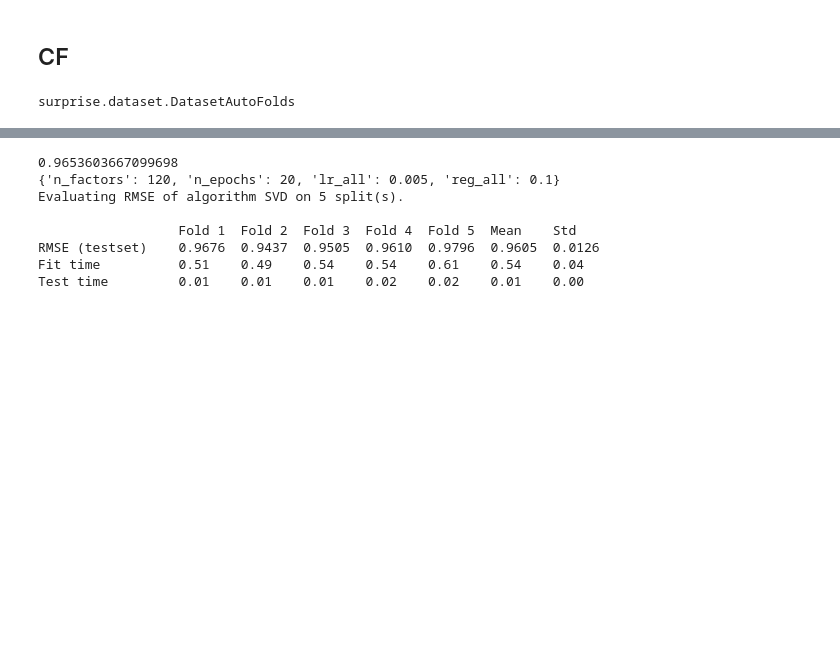
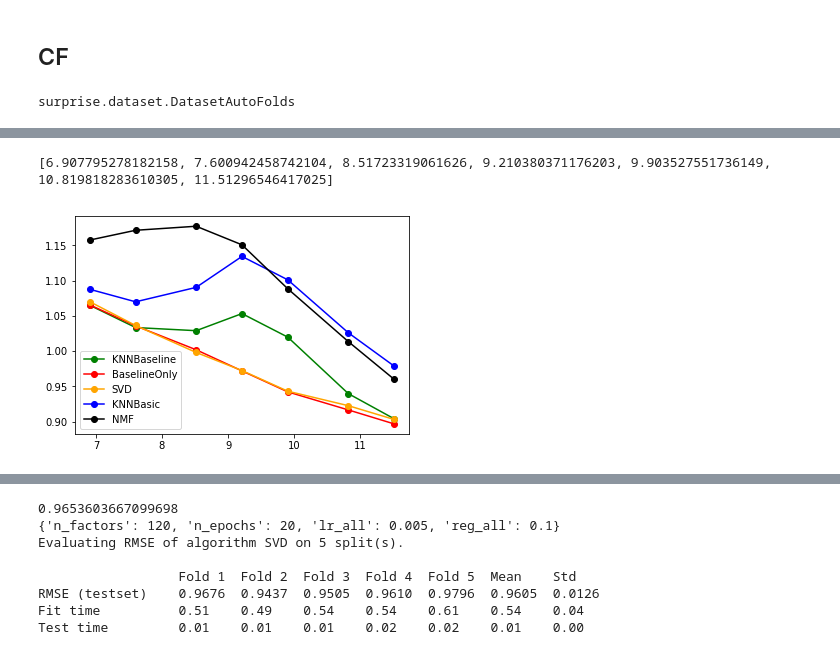
Before and after one commit to sunyu5/DS5230, a Jupyter notebook: TEST PROJECT.ipynb, the cells around one changed output, grey strips where cells are left out. Saved outputs shown, nothing was run; the diff lists cells and outputs as text; code cells hidden in the pictures; blank space fills up the shorter version.

```diff
--- a/TEST PROJECT.ipynb
+++ b/TEST PROJECT.ipynb
@@ -424,0 +440,11 @@ Estimating biases using als...
+# %%
+rmse = []
+fit_time= []
+test_time=[]
+for i in pd_pool.items():
+    rmse.append(i[1]['test_rmse'])
+    fit_time.append(i[1]['fit_time'])
+    test_time.append(i[1]['test_time'])
+    print('data sample size is {}'.format(str(i[0])))
+    print(i[1])
+    print('------------------------------------')
@@ -424,0 +469,23 @@ Estimating biases using als...
+# %%
+rmse = collections.defaultdict(list)
+fit_time= collections.defaultdict(list)
+test_time=collections.defaultdict(list)
+
+for i in pd_pool.items():
+    for alg in i[1].iterrows():
+        rmse[alg[0]].append(alg[1]['test_rmse'])
+        fit_time[alg[0]].append(alg[1]['fit_time'])
+        test_time[alg[0]].append(alg[1]['test_time'])
+# %%
+# rmse
+grid = list(map(lambda t: math.log(t*ratings.shape[0]), leng))
+print(grid)
+colors = ['g','red','orange','blue','black']
+count = 0
+for alg in rmse:
+    plt.plot(grid,rmse[alg],'-o',color=colors[count%len(colors)],label = alg)
+    plt.legend(loc = 'best')
+    count+=1
+# %% [output]
+[6.907795278182158, 7.600942458742104, 8.51723319061626, 9.210380371176203, 9.903527551736149, 10.819818283610305, 11.51296546417025]
+[figure, added]
```
Also changed, not shown: parts of 36 cells of this notebook.
